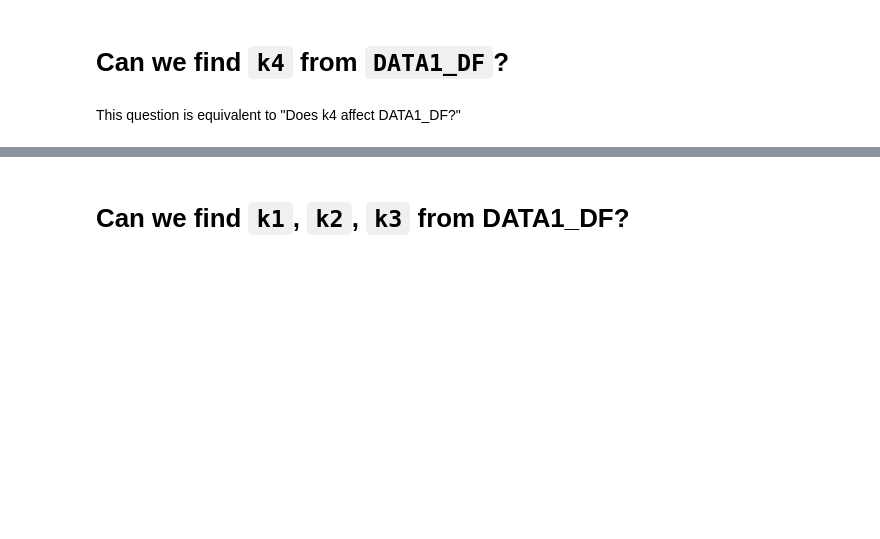
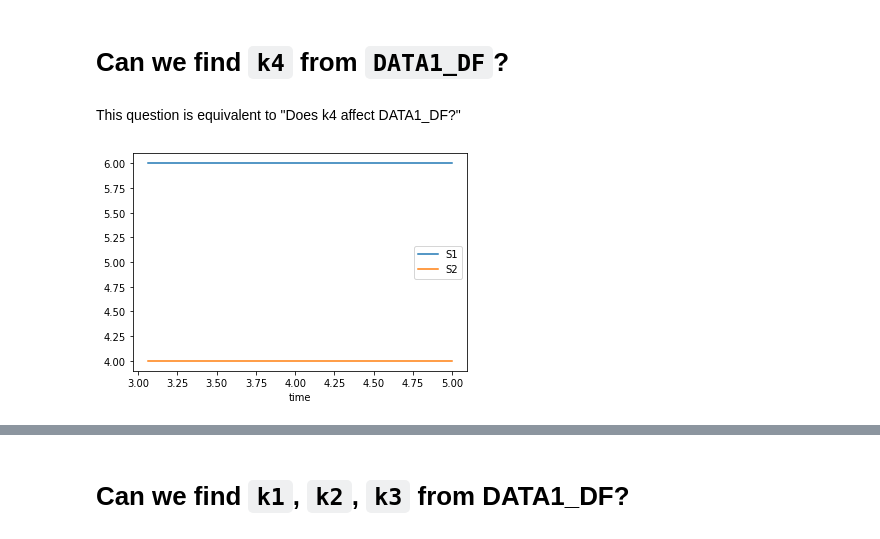
Before and after one commit to ModelEngineering/BIOEN-437, a Jupyter notebook: Lectures/Parameter-Estimation/Identifiability.ipynb, the cells around one changed output, grey strips where cells are left out. Drawn from its saved outputs; the diff is of its cells as text; code cells hidden in the pictures; blank space fills up the shorter version.

```diff
--- a/Lectures/Parameter-Estimation/Identifiability.ipynb
+++ b/Lectures/Parameter-Estimation/Identifiability.ipynb
@@ -64,6 +64,7 @@ DATA1_DF
 def simulate(model, species=["[S1]", "[S2]", "[S3]"], start_time=0, is_plot=True):
     """
     Simulate the model and plot the result. Assumes 10 points per second.
+    Note that species names must be enclosed in square brackets.
 
     Parameters
     ----------
@@ -79,11 +80,14 @@ def simulate(model, species=["[S1]", "[S2]", "[S3]"], start_time=0, is_plot=True
     #
     rr = te.loada(model)
     num_point = int((END_TIME - start_time)*10) + 1
+    # Find the columns
     colnames = list(species)
     all_colnames = list(colnames)
     all_colnames.insert(0, TIME)
     num_species = len(species)
+    # Simulate
     data = rr.simulate(0, END_TIME, NUM_POINT, all_colnames)
+    # Construct the dataframe
     column_idxs = np.array([i for i in range(len(colnames)) if species[i] in species], dtype=int)
     column_idxs += 1
     df = pd.DataFrame(data[:, column_idxs], columns=species)
@@ -142,14 +119,16 @@ This question is equivalent to "Does k4 affect DATA1_DF?"
 # %%
 MODEL1 = """
 S1 -> S2; k1*k2*S1
 S2 -> S1; k3*S2
 S3 ->; k4*S3
 
 S1 = 10
 S3 = 15
 k1 = 1
 k2 = 2
 k3 = 3
 k4 = 4
 """
-DATA1_DF = simulate(MODEL1, start_idx=30, species=["S1", "S2"], is_plot=True)
+DATA1_DF = simulate(MODEL1, start_time=3, species=["S1", "S2"], is_plot=True)
+# %% [output]
+[figure, added]
```
Also changed, not shown: parts of 7 cells of this notebook.
